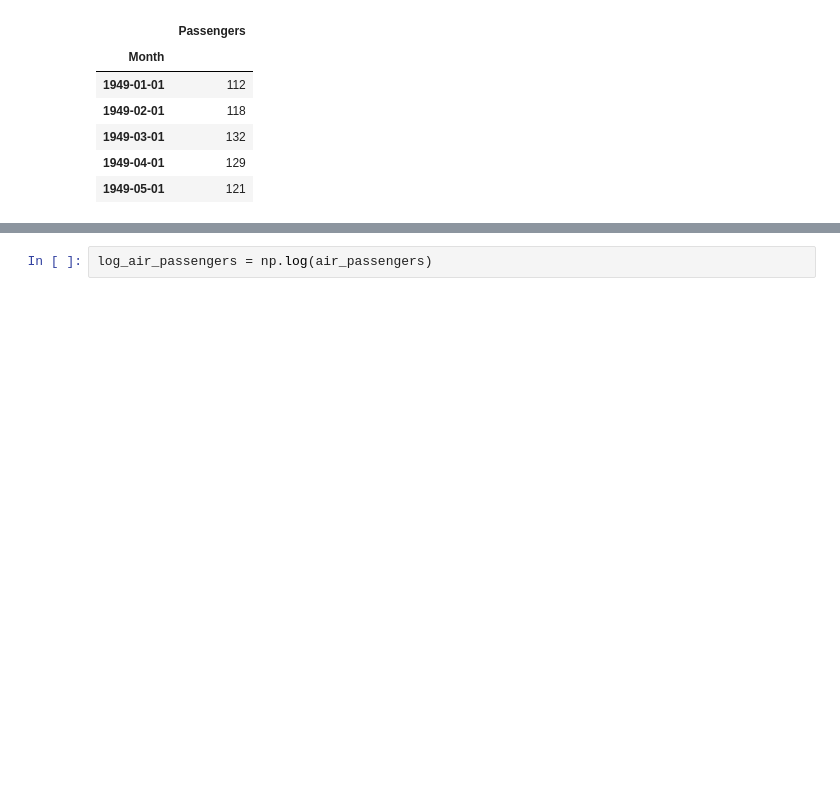
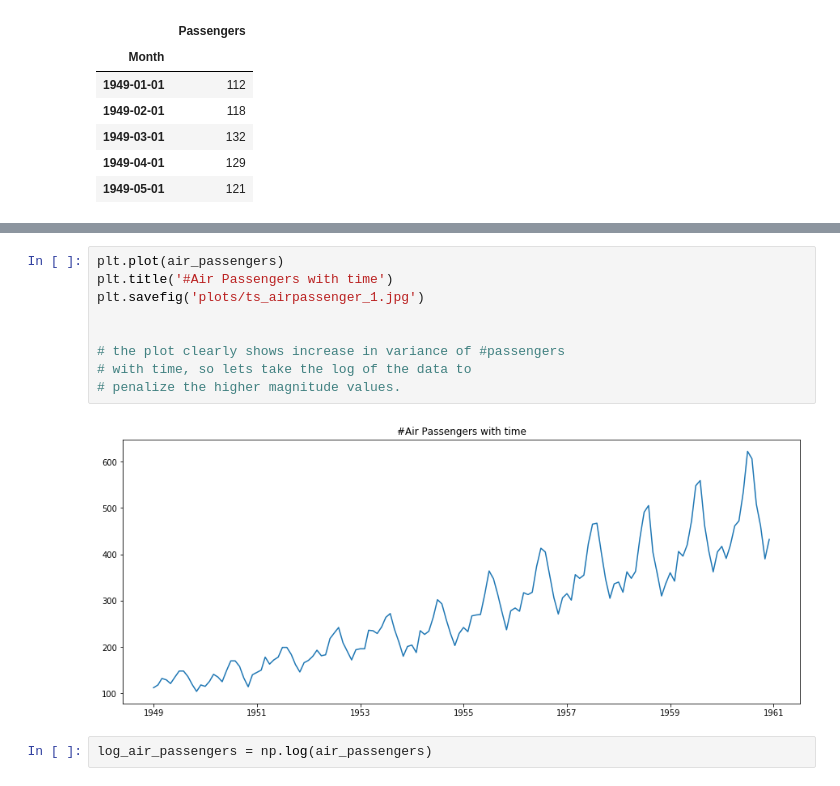
Before and after one commit to mkumar73/time-series, a Jupyter notebook: python/02.air_passenger_arima.ipynb, the cells around one changed output, grey strips where cells are left out. Saved outputs shown, nothing was run; the diff lists cells and outputs as text; blank space fills up the shorter version.

```diff
--- a/python/02.air_passenger_arima.ipynb
+++ b/python/02.air_passenger_arima.ipynb
@@ -33,3 +33,14 @@ plt.plot(air_passengers)
+# %%
+plt.plot(air_passengers)
+plt.title('#Air Passengers with time')
+plt.savefig('plots/ts_airpassenger_1.jpg')
+
+
+# the plot clearly shows increase in variance of #passengers
+# with time, so lets take the log of the data to
+# penalize the higher magnitude values.
+# %% [output]
+[figure, added]
 # %%
 log_air_passengers = np.log(air_passengers)
 # %%
```
Also changed, not shown: parts of 25 cells of this notebook, 4 other files.
